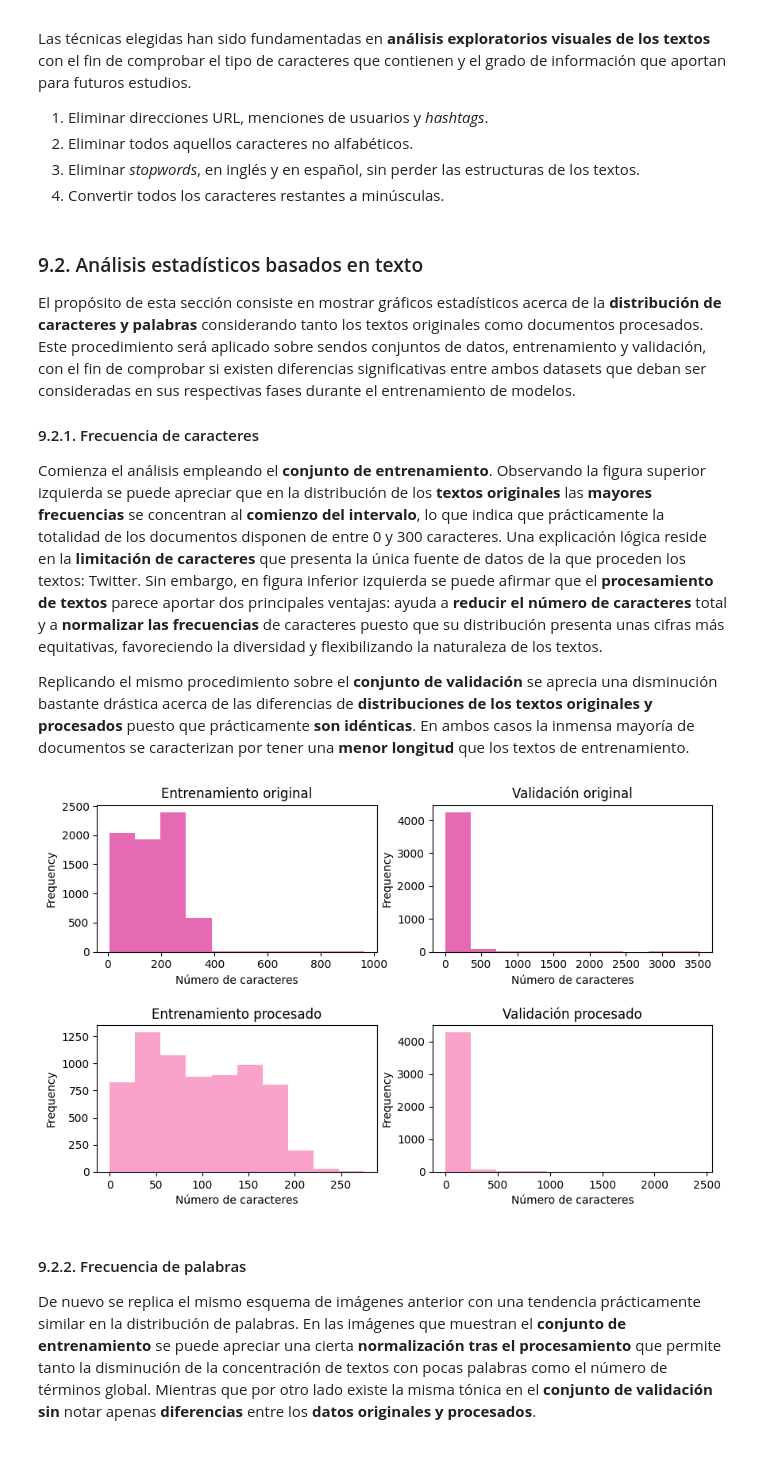
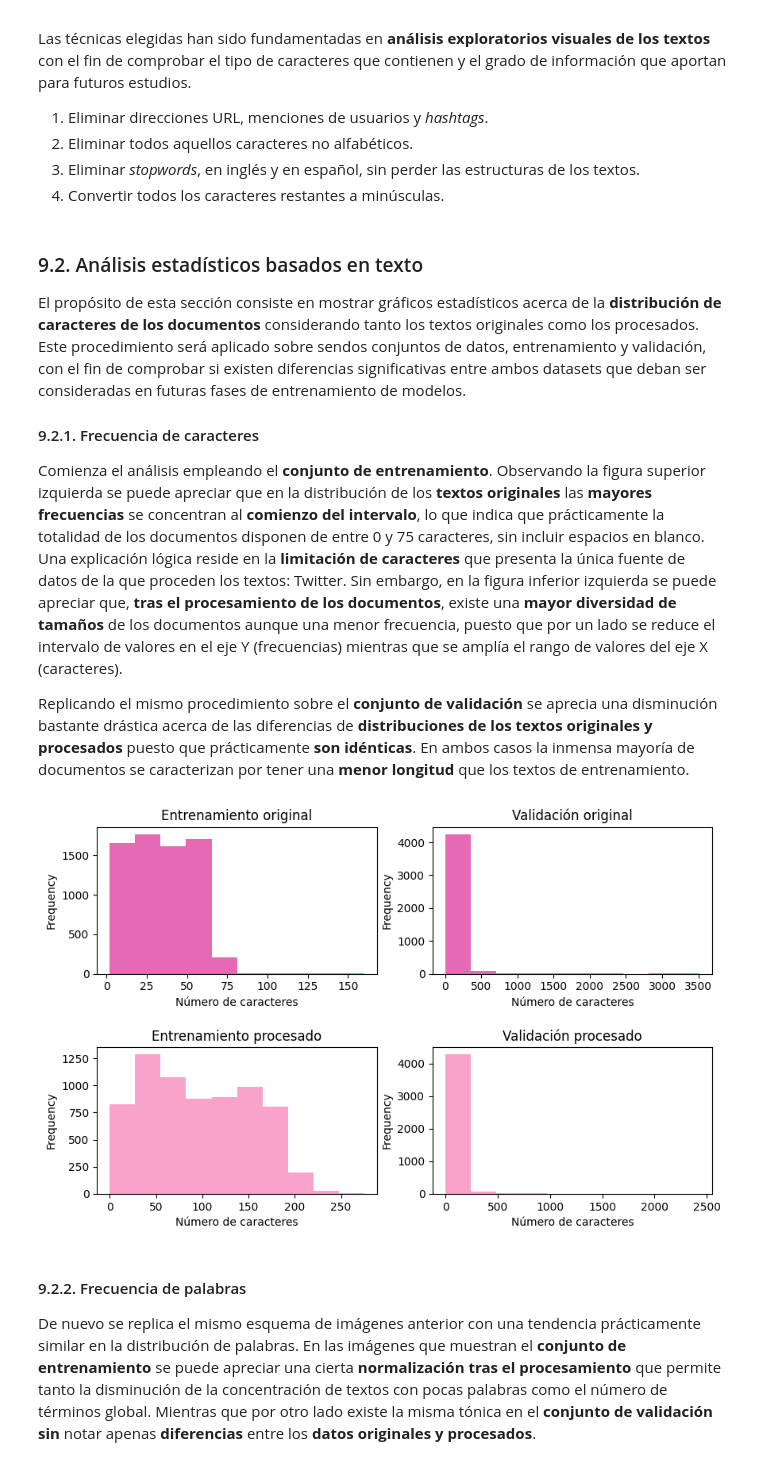
Before and after one commit to lidiasm/DATCOM-TFM, a Jupyter notebook: notebooks/eda.ipynb, the cells around one changed output. Drawn from its saved outputs; the diff is of its cells as text; code cells hidden in the pictures.

```diff
--- a/notebooks/eda.ipynb
+++ b/notebooks/eda.ipynb
@@ -105,12 +108,12 @@ Tal y como se puede comprobar en los siguientes resultados las dimensiones de se
 * Conjunto de validación: **4.368 muestras**.
 # %%
 # Read EXIST datasets
-training_df = read_train_dataset()
-testing_df = read_test_dataset()
+train_df = read_train_dataset()
+test_df = read_test_dataset()
 
 # Show the dimensions of the datasets
-print("Training dataset dimensions:", training_df.shape)
-print("Testing dataset dimensions:", testing_df.shape)
+print("Training dataset dimensions:", train_df.shape)
+print("Testing dataset dimensions:", test_df.shape)
 # %% [output]
 Training dataset dimensions: (6977, 7)
 Testing dataset dimensions: (4368, 7)
@@ -228,11 +231,11 @@ Las técnicas elegidas han sido fundamentadas en **análisis exploratorios visua
 # %% [markdown]
 ### 9.2. Análisis estadísticos basados en texto
 
-El propósito de esta sección consiste en mostrar gráficos estadísticos acerca de la **distribución de caracteres y palabras** considerando tanto los textos originales como documentos procesados. Este procedimiento será aplicado sobre sendos conjuntos de datos, entrenamiento y validación, con el fin de comprobar si existen diferencias significativas entre ambos datasets que deban ser consideradas en sus respectivas fases durante el entrenamiento de modelos.
+El propósito de esta sección consiste en mostrar gráficos estadísticos acerca de la **distribución de caracteres de los documentos** considerando tanto los textos originales como los procesados. Este procedimiento será aplicado sobre sendos conjuntos de datos, entrenamiento y validación, con el fin de comprobar si existen diferencias significativas entre ambos datasets que deban ser consideradas en futuras fases de entrenamiento de modelos.
 
 #### 9.2.1. Frecuencia de caracteres
 
-Comienza el análisis empleando el **conjunto de entrenamiento**. Observando la figura superior izquierda se puede apreciar que en la distribución de los **textos originales** las **mayores frecuencias** se concentran al **comienzo del intervalo**, lo que indica que prácticamente la totalidad de los documentos disponen de entre 0 y 300 caracteres. Una explicación lógica reside en la **limitación de caracteres** que presenta la única fuente de datos de la que proceden los textos: Twitter. Sin embargo, en figura inferior izquierda se puede afirmar que el **procesamiento de textos** parece aportar dos principales ventajas: ayuda a **reducir el número de caracteres** total y a **normalizar las frecuencias** de caracteres puesto que su distribución presenta unas cifras más equitativas, favoreciendo la diversidad y flexibilizando la naturaleza de los textos.
+Comienza el análisis empleando el **conjunto de entrenamiento**. Observando la figura superior izquierda se puede apreciar que en la distribución de los **textos originales** las **mayores frecuencias** se concentran al **comienzo del intervalo**, lo que indica que prácticamente la totalidad de los documentos disponen de entre 0 y 75 caracteres, sin incluir espacios en blanco. Una explicación lógica reside en la **limitación de caracteres** que presenta la única fuente de datos de la que proceden los textos: Twitter. Sin embargo, en la figura inferior izquierda se puede apreciar que, **tras el procesamiento de los documentos**, existe una **mayor diversidad de tamaños** de los documentos aunque una menor frecuencia, puesto que por un lado se reduce el intervalo de valores en el eje Y (frecuencias) mientras que se amplía el rango de valores del eje X (caracteres).
 
 Replicando el mismo procedimiento sobre el **conjunto de validación** se aprecia una disminución bastante drástica acerca de las diferencias de **distribuciones de los textos originales y procesados** puesto que prácticamente **son idénticas**. En ambos casos la inmensa mayoría de documentos se caracterizan por tener una **menor longitud** que los textos de entrenamiento.
 # %%
@@ -243,15 +246,39 @@ add_stopwords = ["mujer", "hombre",
                 "women", "men"]
 
 # Text processing for training and testing datasets
-training_df = text_processing_pipeline(
-    dataset=training_df,
+train_df = text_processing_pipeline(
+    dataset=train_df,
     text_col="text",
     add_stopwords=add_stopwords)
 
-testing_df = text_processing_pipeline(
-    dataset=testing_df,
+test_df = text_processing_pipeline(
+    dataset=test_df,
     text_col="text",
     add_stopwords=add_stopwords)
+
+# Tokenize original train texts
+train_df["text_tokens"] = train_df.apply(
+    lambda row: nltk.word_tokenize(
+        row["text"]),
+        axis=1)
+
+# Tokenize original test texts
+test_df["text_tokens"] = train_df.apply(
+    lambda row: nltk.word_tokenize(
+        row["text"]),
+        axis=1)
+
+# Tokenize processed train texts
+train_df["cleaned_text_tokens"] = train_df.apply(
+    lambda row: nltk.word_tokenize(
+        row["cleaned_text"]),
+        axis=1)
+
+# Tokenize processed test texts
+test_df["cleaned_text_tokens"] = test_df.apply(
+    lambda row: nltk.word_tokenize(
+        row["cleaned_text"]),
+        axis=1)
 
 # Create a grid for 4 charts
 fig, ax = plt.subplots(2, 2, figsize=(10,6))
@@ -262,38 +289,38 @@ ax[0][1].set_xlabel("Número de caracteres")
 ax[1][0].set_xlabel("Número de caracteres")
 ax[1][1].set_xlabel("Número de caracteres")
 
 # Char frequency for ORIGINAL texts in training and testing datasets
-training_df["text"].str.len().plot(
+train_df["text_tokens"].str.len().plot(
     ax=ax[0][0],
     kind="hist",
     grid=False,
     color="#e56ab3",
     title="Entrenamiento original")
-testing_df["text"].str.len().plot(
+test_df["text_tokens"].str.len().plot(
     ax=ax[0][1],
     kind="hist",
     grid=False,
     color="#e56ab3",
     title="Validación original")
 
 # Char frequency for PREPROCESSED texts in training and testing datasets
-training_df["cleaned_text"].str.len().plot(
+train_df["cleaned_text_tokens"].str.len().plot(
     ax=ax[1][0],
     kind="hist",
     grid=False,
     color="#f9a3cb",
     title="Entrenamiento procesado")
-testing_df["cleaned_text"].str.len().plot(
+test_df["cleaned_text_tokens"].str.len().plot(
     ax=ax[1][1],
     kind="hist",
     grid=False,
     color="#f9a3cb",
     title="Validación procesado")
 
 # Add some vertical space between plots
 fig.subplots_adjust(hspace=0.5)
 # %% [output]
-[figure, old version]
+[figure, new version]
 # %% [markdown]
 #### 9.2.2. Frecuencia de palabras
 
```
Also changed, not shown: parts of 11 cells of this notebook.
